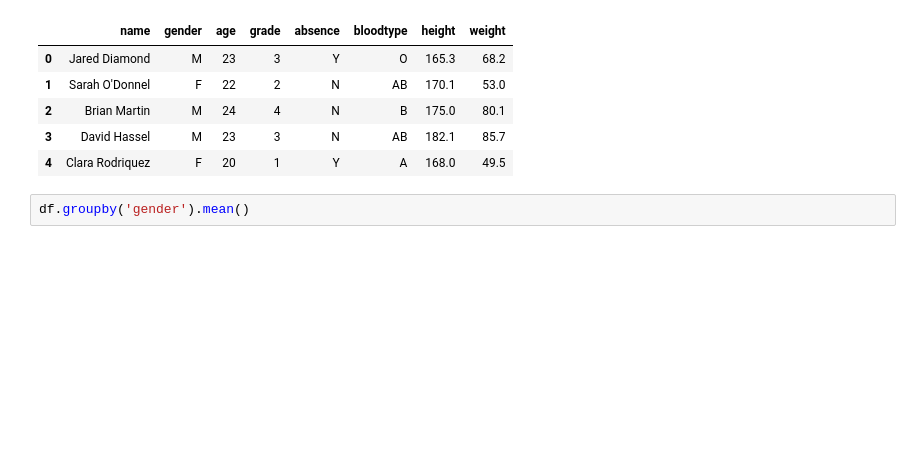
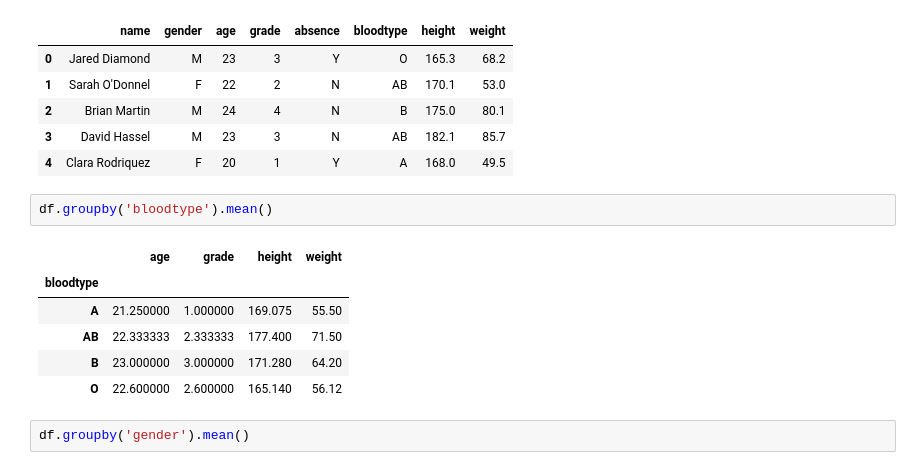
Before and after one commit to Lagom92/study-in-school, a Jupyter notebook: BIG/0716_멀티인덱스&피벗테이블.ipynb, the cells around one changed output. Drawn from its saved outputs; the diff is of its cells as text; blank space fills up the shorter version.

```diff
--- a/BIG/0716_멀티인덱스&피벗테이블.ipynb
+++ b/BIG/0716_멀티인덱스&피벗테이블.ipynb
@@ -106,6 +113,15 @@ df.head()
 | 2 | Brian Martin | M | 24 | 4 | N | B | 175.0 | 80.1 |
 | 3 | David Hassel | M | 23 | 3 | N | AB | 182.1 | 85.7 |
 | 4 | Clara Rodriquez | F | 20 | 1 | Y | A | 168.0 | 49.5 |
+# %%
+df.groupby('bloodtype').mean()
+# %% [output]
+|  | age | grade | height | weight |
+| bloodtype |  |  |  |  |
+| A | 21.250000 | 1.000000 | 169.075 | 55.50 |
+| AB | 22.333333 | 2.333333 | 177.400 | 71.50 |
+| B | 23.000000 | 3.000000 | 171.280 | 64.20 |
+| O | 22.600000 | 2.600000 | 165.140 | 56.12 |
 # %%
 df.groupby('gender').mean()
 # %% [output]
```
Also changed, not shown: parts of 25 cells of this notebook.
